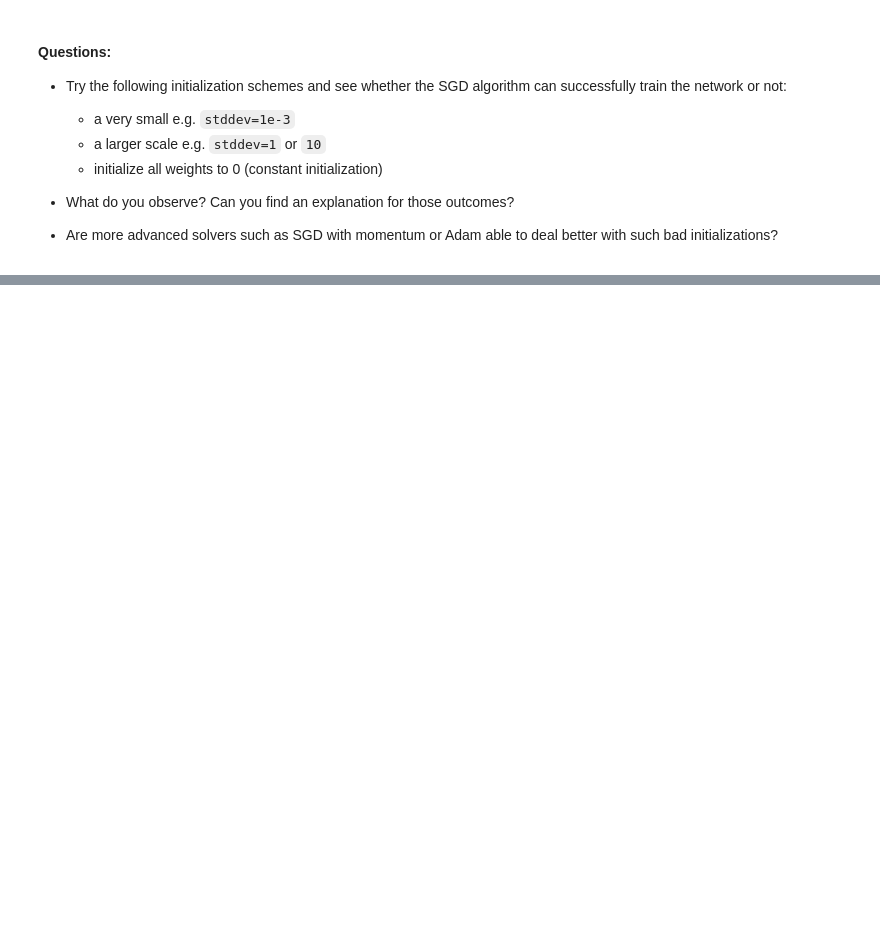
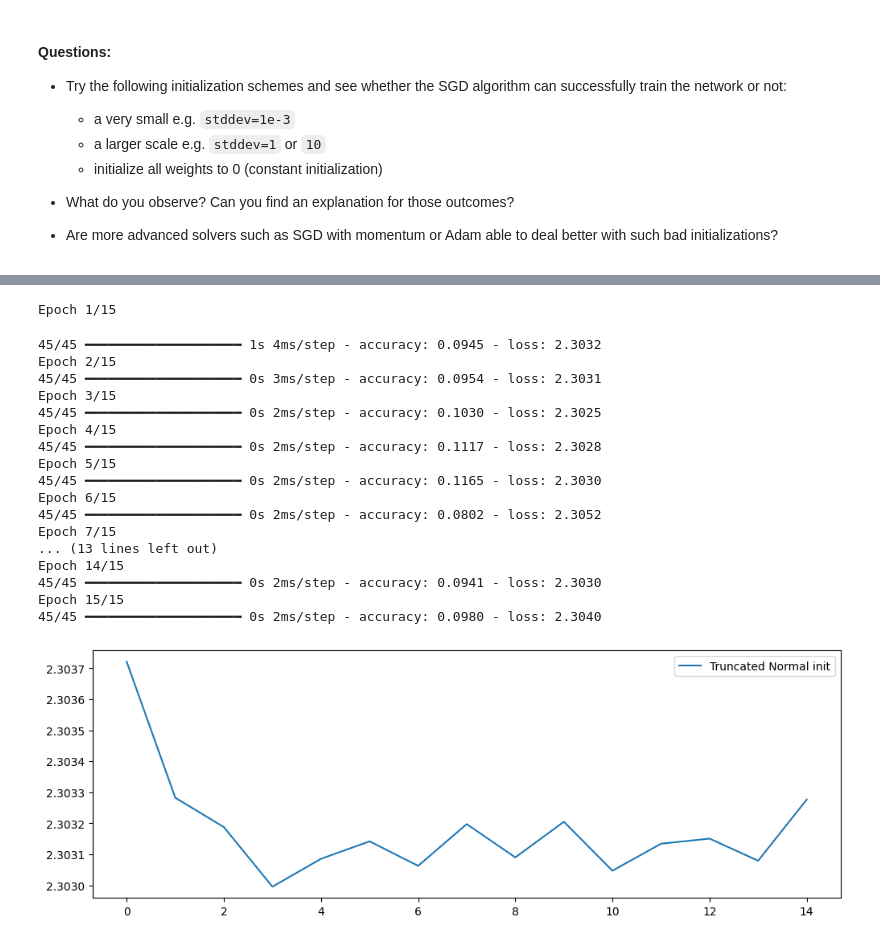
Before and after one commit to shyeolekar5/deep_learning, a Jupyter notebook: 01_materials/labs/lab_1.ipynb, the cells around one changed output, grey strips where cells are left out. Saved outputs shown, nothing was run; the diff lists cells and outputs as text; code cells hidden in the pictures; blank space fills up the shorter version.

```diff
--- a/01_materials/labs/lab_1.ipynb
+++ b/01_materials/labs/lab_1.ipynb
@@ -398,0 +843,47 @@ model.layers[0].weights
+# %%
+#All weights to zero example
+from tensorflow.keras import initializers
+from tensorflow.keras import optimizers
+
+input_dim = 64
+hidden_dim = 64
+output_dim = 10
+
+zero_init = initializers.Zeros()
+
+model = Sequential()
+model.add(Dense(hidden_dim, input_dim=input_dim, activation="tanh",
+                kernel_initializer=zero_init))
+model.add(Dense(hidden_dim, activation="tanh",
+                kernel_initializer=zero_init))
+model.add(Dense(output_dim, activation="softmax",
+                kernel_initializer=zero_init))
+
+model.compile(optimizer=optimizers.SGD(learning_rate=0.1),
+              loss='categorical_crossentropy', metrics=['accuracy'])
+
+history = model.fit(X_train, y_train, epochs=15, batch_size=32)
+
+plt.figure(figsize=(12, 4))
+plt.plot(history.history['loss'], label="Truncated Normal init")
+plt.legend();
+# %% [output]
+Epoch 1/15
+45/45 ━━━━━━━━━━━━━━━━━━━━ 1s 4ms/step - accuracy: 0.0945 - loss: 2.3032
+Epoch 2/15
+45/45 ━━━━━━━━━━━━━━━━━━━━ 0s 3ms/step - accuracy: 0.0954 - loss: 2.3031
+Epoch 3/15
+45/45 ━━━━━━━━━━━━━━━━━━━━ 0s 2ms/step - accuracy: 0.1030 - loss: 2.3025
+Epoch 4/15
+45/45 ━━━━━━━━━━━━━━━━━━━━ 0s 2ms/step - accuracy: 0.1117 - loss: 2.3028
+Epoch 5/15
+45/45 ━━━━━━━━━━━━━━━━━━━━ 0s 2ms/step - accuracy: 0.1165 - loss: 2.3030
+Epoch 6/15
+45/45 ━━━━━━━━━━━━━━━━━━━━ 0s 2ms/step - accuracy: 0.0802 - loss: 2.3052
+Epoch 7/15
+... (13 lines left out)
+Epoch 14/15
+45/45 ━━━━━━━━━━━━━━━━━━━━ 0s 2ms/step - accuracy: 0.0941 - loss: 2.3030
+Epoch 15/15
+45/45 ━━━━━━━━━━━━━━━━━━━━ 0s 2ms/step - accuracy: 0.0980 - loss: 2.3040
+[figure, added]
```
Also changed, not shown: parts of 41 cells of this notebook.
